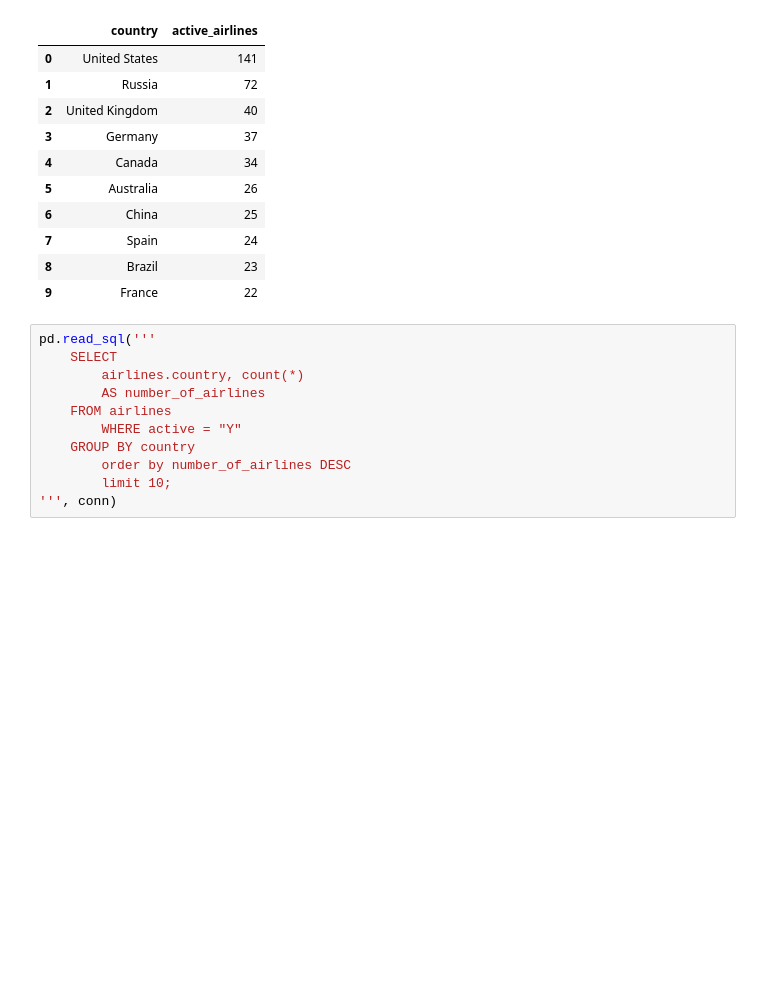
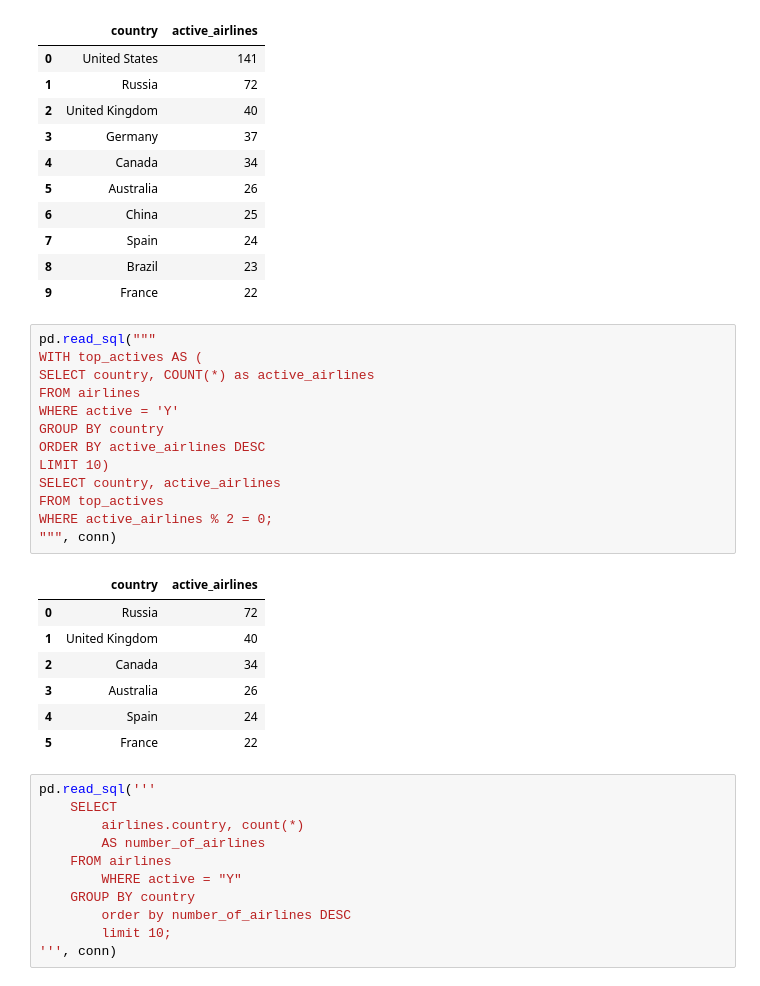
Before and after one commit to dvdhartsman/NTL-DS-080723, a Jupyter notebook: 2phase/sql_joins_aggs.ipynb, the cells around one changed output. Cells and saved outputs as stored; diff of their text form; blank space fills up the shorter version.

```diff
--- a/2phase/sql_joins_aggs.ipynb
+++ b/2phase/sql_joins_aggs.ipynb
@@ -231,6 +271,27 @@ LIMIT 10
 | 7 | Spain | 24 |
 | 8 | Brazil | 23 |
 | 9 | France | 22 |
+# %%
+pd.read_sql("""
+WITH top_actives AS (
+SELECT country, COUNT(*) as active_airlines
+FROM airlines
+WHERE active = 'Y'
+GROUP BY country
+ORDER BY active_airlines DESC
+LIMIT 10)
+SELECT country, active_airlines
+FROM top_actives
+WHERE active_airlines % 2 = 0;
+""", conn)
+# %% [output]
+|  | country | active_airlines |
+| 0 | Russia | 72 |
+| 1 | United Kingdom | 40 |
+| 2 | Canada | 34 |
+| 3 | Australia | 26 |
+| 4 | Spain | 24 |
+| 5 | France | 22 |
 # %%
 pd.read_sql('''
     SELECT
```
Also changed, not shown: parts of 5 cells of this notebook, 1 other file.
